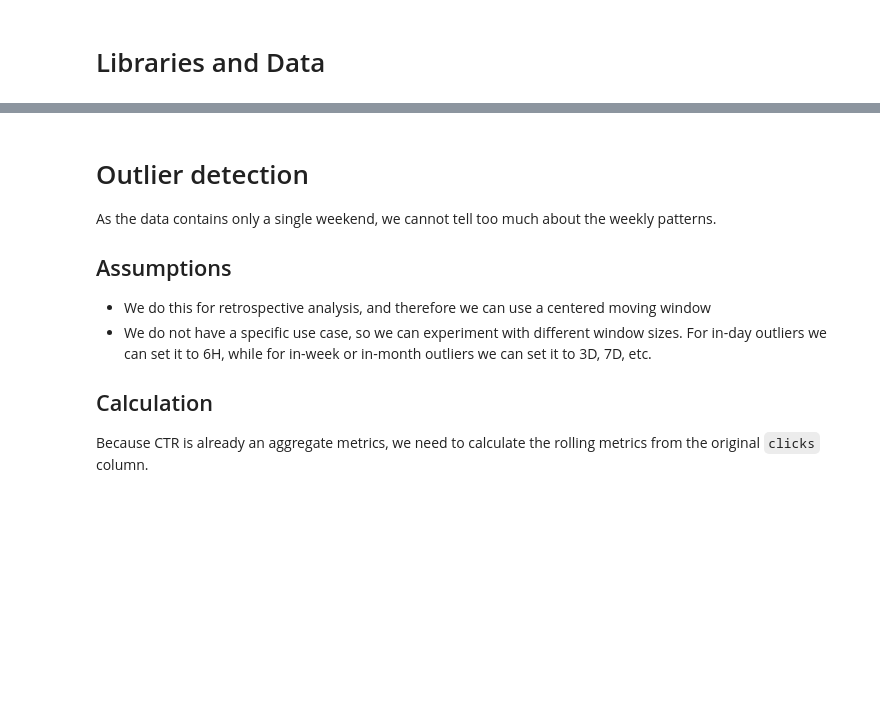
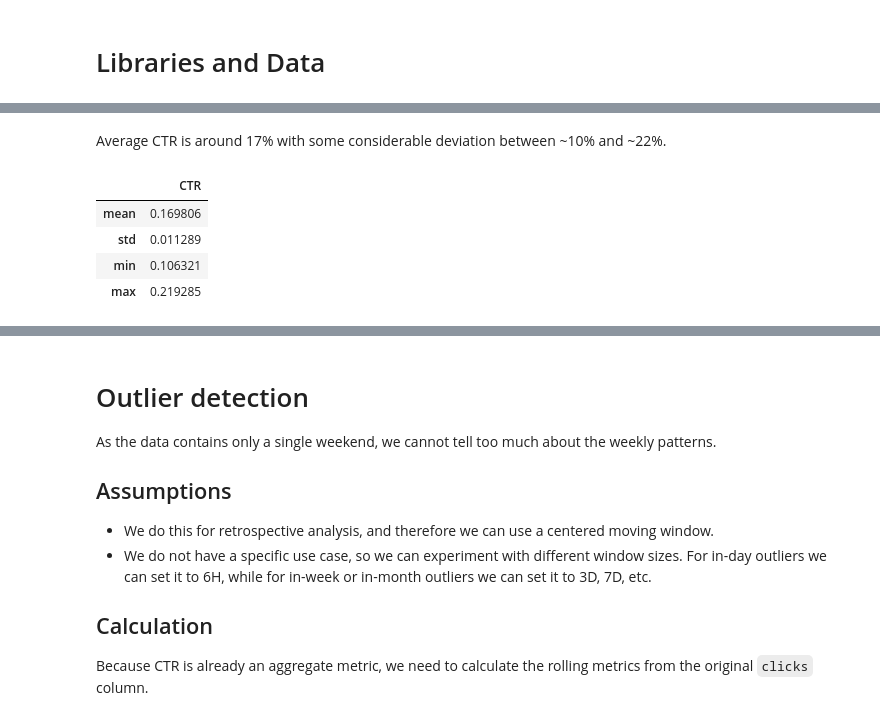
Before and after one commit to nocibambi/adverity-ctr-challenge, a Jupyter notebook: outlier_detection.ipynb, the cells around one changed output, grey strips where cells are left out. Drawn from its saved outputs; the diff is of its cells as text; code cells hidden in the pictures; blank space fills up the shorter version.

```diff
--- a/outlier_detection.ipynb
+++ b/outlier_detection.ipynb
@@ -62,14 +122,45 @@ hourly["impressions"] = train.resample("H")["click"].count()
+# %% [markdown]
+ Average CTR is around 17% with some considerable deviation
+ between ~10% and ~22%.
 # %%
+hourly["CTR"] = train.resample("H")["click"].mean()
+
+mean = hourly["clicks"].sum() / hourly["impressions"].sum()
+std = np.sqrt(
+    (((hourly["clicks"] / hourly["impressions"] - mean) ** 2).sum() / hourly.size)
+)
+
+display(
+    pd.DataFrame(
+        {
+            "CTR": {
+                "mean": mean,
+                "std": std,
+                "min": hourly["CTR"].min(),
+                "max": hourly["CTR"].max(),
+            }
+        }
+    ).loc[["mean", "std", "min", "max"], :]
+)
+
 line = alt.Chart(hourly.reset_index()).mark_line().encode(x="dthour:T", y="CTR:Q")
-
 points = (
     alt.Chart(hourly.reset_index())
     .mark_point()
-    .encode(x="dthour:T", y="CTR:Q", tooltip=["dthour", "CTR"])
+    .encode(
+        x="dthour:T",
+        y=alt.Y("CTR:Q", scale=alt.Scale(zero=False)),
+        tooltip=["dthour", "CTR"],
+    )
 )
 
 (line + points).properties(title="CTR", width=600, height=150)
 # %% [output]
+|  | CTR |
+| mean | 0.169806 |
+| std | 0.011289 |
+| min | 0.106321 |
+| max | 0.219285 |
 [interactive output not drawn]
 # %% [markdown]
  # Outlier detection
@@ -81,14 +172,15 @@ points = (
  ## Assumptions
 
  - We do this for retrospective analysis, and therefore we can use a
- centered moving window
+ centered moving window.
  - We do not have a specific use case, so we can experiment with different
  window sizes. For in-day outliers we can set it to 6H, while for in-week
  or in-month outliers we can set it to 3D, 7D, etc.
 
+
  ## Calculation
 
- Because CTR is already an aggregate metrics, we need to calculate the
+ Because CTR is already an aggregate metric, we need to calculate the
  rolling metrics from the original `clicks` column.
 # %%
 
```
Also changed, not shown: parts of 16 cells of this notebook, 1 other file.
